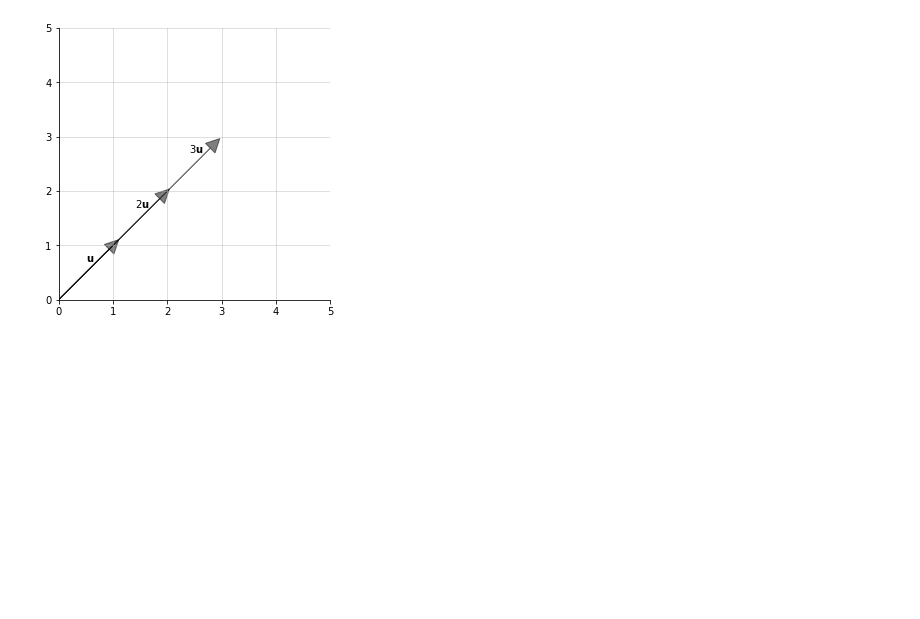
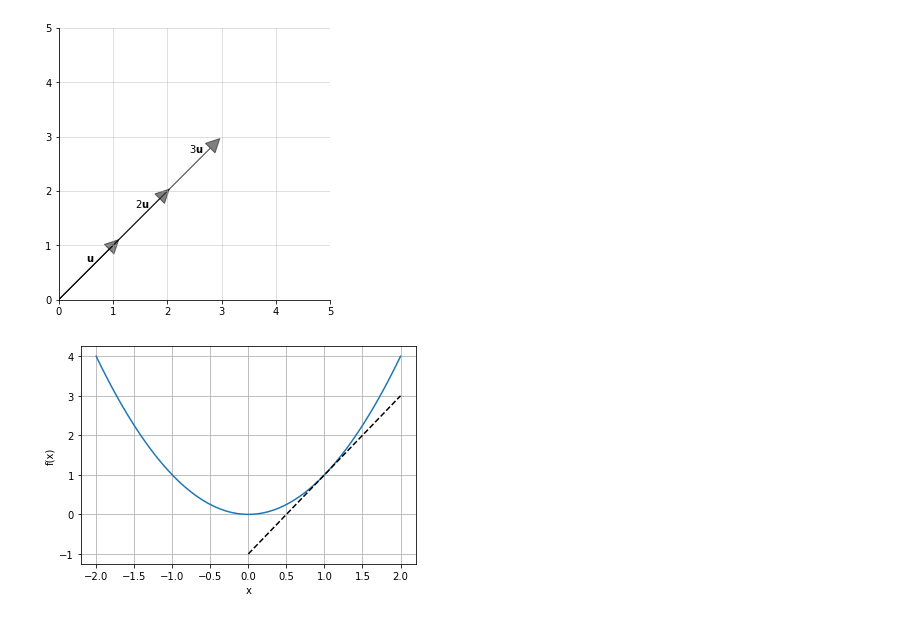
Before and after one commit to eddardd/eddardd.github.io, a Jupyter notebook: _posts/notebooks/Calculus Derivatives.ipynb, the cells around one changed output. Drawn from its saved outputs; the diff is of its cells as text; code cells hidden in the pictures; blank space fills up the shorter version.

Commit message:
Adding new figures

```diff
--- a/_posts/notebooks/Calculus Derivatives.ipynb
+++ b/_posts/notebooks/Calculus Derivatives.ipynb
@@ -91,2 +91,26 @@ plt.savefig('../Figures/VectorMultiplication.png')
 # %% [output]
 [figure]
+# %%
+def f(x):
+    return x ** 2
+
+def df(x):
+    return 2 * x
+
+def tgt_line(y, x, f, df):
+    return f(x) + df(x) * (y - x)
+# %%
+t1 = np.linspace(-2, 2, 100)
+t2 = np.linspace(0, 2, 100)
+x = f(t1)
+x_tgt = tgt_line(t2, 1.0, f, df)
+
+plt.plot(t1, x)
+plt.plot(t2, x_tgt, 'k--')
+plt.xlabel('x')
+plt.ylabel('f(x)')
+plt.grid()
+
+plt.savefig('../../images/PostFigures/Calculus/TgtLine.png')
+# %% [output]
+[figure, added]
```
Also changed, not shown: parts of 3 cells of this notebook.
